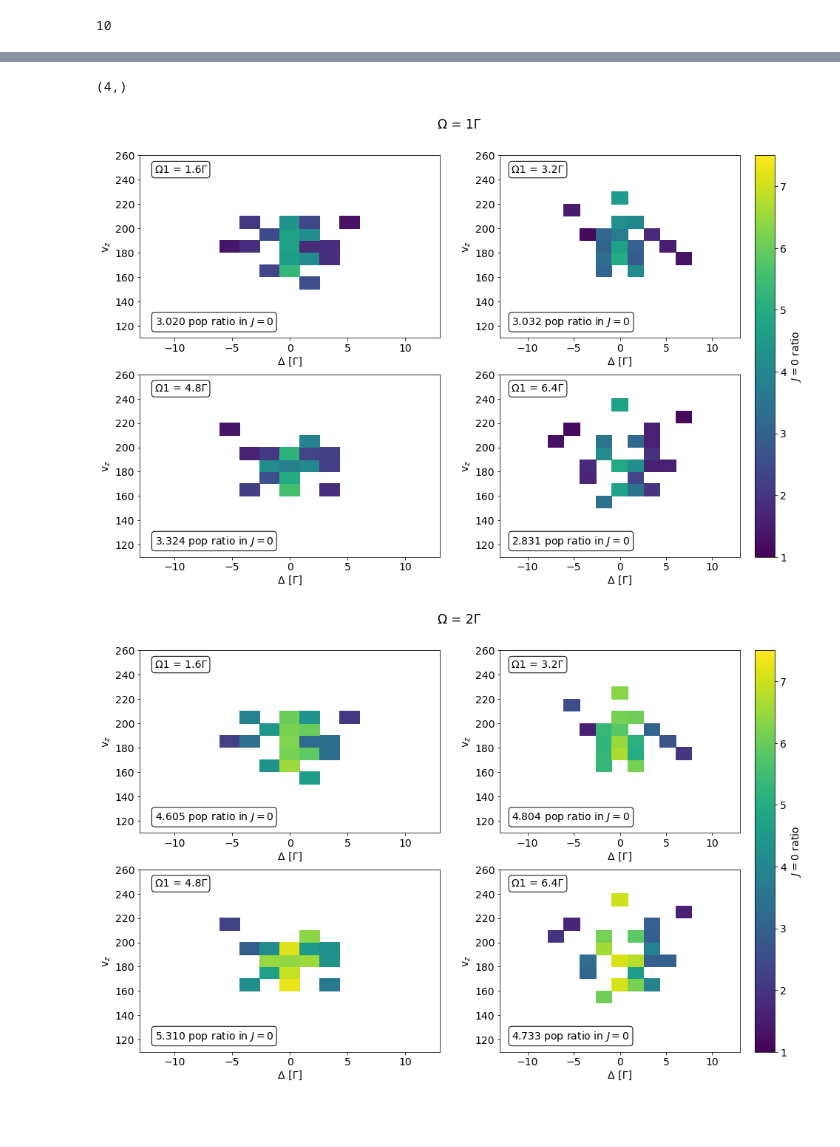
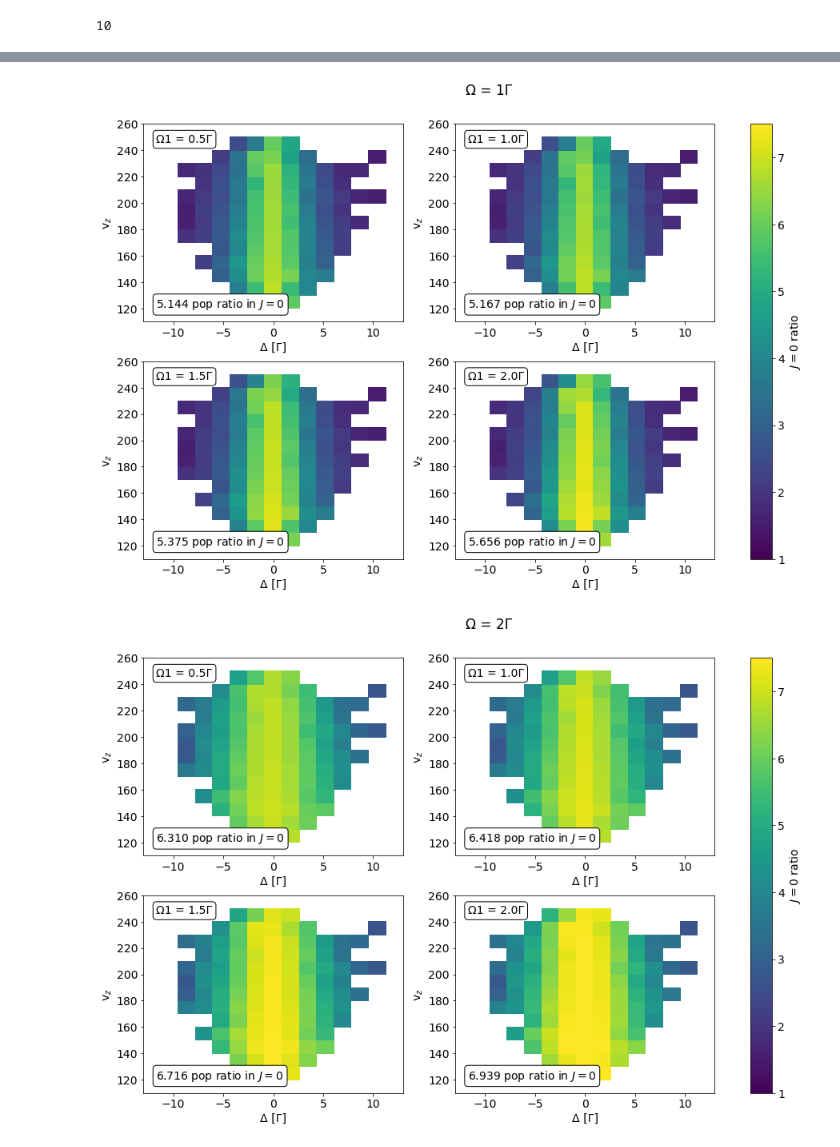
Before and after one commit to ograsdijk/optical-bloch, a Jupyter notebook: with microwaves/Multipassed with 2D intensity and apertures 2020_10_28 enlarged beam with J1J2.ipynb, the cells around one changed output, grey strips where cells are left out. Cells and saved outputs as stored; diff of their text form; code cells hidden in the pictures; blank space fills up the shorter version.

```diff
--- a/with microwaves/Multipassed with 2D intensity and apertures 2020_10_28 enlarged beam with J1J2.ipynb
+++ b/with microwaves/Multipassed with 2D intensity and apertures 2020_10_28 enlarged beam with J1J2.ipynb
@@ -532,12 +533,13 @@ for fname in fnames:
 # %%
 de_main = -0.39444661382277774 # main dipole transition moment
 Γ = 1/(100e-9)
-Ω =  4.5*Γ*abs(de_main)
+Ω =  1*Γ #*abs(de_main)
 ωp = Γ
 νp = ωp/(2*np.pi)
+# νp = .25*Γ/(2*np.pi)
 νp1 = νp
 Δ = -0*Γ
-Ω1 = 1*Γ*abs(de_main)
+Ω1 = 1*Γ
 
 Main.Ω = Ω
 Main.νp = νp
@@ -547,8 +549,8 @@ Main.Ω1 = Ω1
 Main.νp1 = νp1
 
 Main.ρ_ini = ρ_ini
-Main.vz = 200.
-Main.vy = 1.
+Main.vz = 180.
+Main.vy = 0.
 
 Main.n_passes = len(amplitudes)
 Main.eval("p = [Ω, νp, Δ, vz, vy, 0., σzlaser, σylaser, n_passes, νp1, muz, muy, σzmu, σymu, Ω1]")
@@ -664,9 +667,9 @@ dt = distance_laser_rc/v_z
 
 y0 = (coords[1,:]+dt*v_y)[mask_filtered_beam]
 # %%
-trajectories = 1000
-Main.eval("Omegas = (Ω/4.5)*(1:1:6)")
-Main.eval("Omegas1 = (Ω1)*(1:1:4)")
+trajectories = 5000
+Main.eval("Omegas = (Ω)*(1:1:4)")
+Main.eval("Omegas1 = (Ω1)*(0.5:0.5:2)")
 Main.Deltas = v_x[mask_filtered_beam][:trajectories]*v_to_Γ*Γ
 Main.vzs = v_z[mask_filtered_beam][:trajectories]
 Main.vys = v_y[mask_filtered_beam][:trajectories]
@@ -674,7 +677,7 @@ Main.y0s = y0[:trajectories]
 # %%
 params = np.empty([len(Main.Omegas)*len(Main.Omegas1)*trajectories,6])
 params[:,0] = np.repeat(Main.Omegas, trajectories*len(Main.Omegas1))
-params[:,1] = np.tile(Main.Omegas1, len(Main.Omegas)*trajectories)
+params[:,1] = np.tile(np.repeat(Main.Omegas1, trajectories), len(Main.Omegas))
 params[:,2:] = np.tile(np.array([Main.Deltas, Main.vzs, Main.vys, Main.y0s]), len(Main.Omegas)*len(Main.Omegas1)).T
 Main.params = params
 Main.params.shape
@@ -752,7 +755,7 @@ results_array = np.load(fname+'.npy')
 # increase the digits
 results_array_J0 = np.zeros([len(results_array),7])
 for idx, (Ω_factor, Ω1_factor, Δ_factor, vz_factor, vy_factor, y0_factor, *pops) in tqdm(enumerate(results_array), total = len(results_array)):
-    results_array_J0[idx,:] = [round(Ω_factor/Γ/abs(de_main),2), Ω1_factor, Δ_factor/Γ, vz_factor, vy_factor, y0_factor, np.sum(pops[:4])]
+    results_array_J0[idx,:] = [round(Ω_factor/Γ,2), Ω1_factor, Δ_factor/Γ, vz_factor, vy_factor, y0_factor, np.sum(pops[:4])]
 # %%
 P0_ini = np.diag(ρ_ini[:4,:4]).sum().real
 
@@ -815,7 +816,3 @@ for Ω_factor in np.unique(results_array[:,0]):
-# %%
-np.unique(results_array_J0[:,1]).shape
-# %% [output]
-(4,)
 # %%
 xbins = np.linspace(-13, 13, 16)
 ybins = np.linspace(110, 260, 16)
@@ -831,34 +828,34 @@ for Ω_factor in np.unique(results_array_J0[:,0]):
 
         dat = results_array_J0[m]
 
         x = dat[:,2]
         y = dat[:,3]
         z = dat[:,-1]
         stat, x_edge, y_edge, bin_number = binned_statistic_2d(x,y,values = z, statistic = 'mean', bins = [xbins, ybins])
         stat /= np.diag(ρ_ini)[:4].sum().real
         X, Y = np.meshgrid(x_edge,y_edge)
 
         ax = axes[idΩ1]
         cs = ax.pcolormesh(X, Y, stat.T, vmin = 1, vmax = 7.5)
 
         ax.set_xlabel('Δ [Γ]')
         ax.set_ylabel(r'v$_z$')
 
         props = dict(boxstyle='round', facecolor='white', alpha=1)
-        text = f"Ω1 = {Ω1_factor/Γ/np.abs(de_main):.1f}Γ"
+        text = f"Ω1 = {Ω1_factor/Γ:.1f}Γ"
         ax.text(0.05, 0.95, text, transform = ax.transAxes, fontsize = 14, bbox = props,
                 va = 'top', ha = 'left')
 
         props = dict(boxstyle='round', facecolor='white', alpha=1)
         text = f"{z.mean()/P0_ini:.3f} pop ratio in $J=0$"
         ax.text(0.05, 0.05, text, transform = ax.transAxes, fontsize = 14, bbox = props,
                 va = 'bottom', ha = 'left')
 
         set_fontsize(ax, 14)
 
-    cbar = fig.colorbar(cs, ax = axes[[1,3]])
+    cbar = fig.colorbar(cs, ax = axes)
     cbar.ax.set_ylabel(r"$J=0$ ratio")
     set_fontsize(cbar.ax, 14)
 # %% [output]
-[figure, old version]
+[figure, new version]
-[figure, old version]
+[figure, new version]
```
Also changed, not shown: parts of 33 cells of this notebook, 8 other files.
